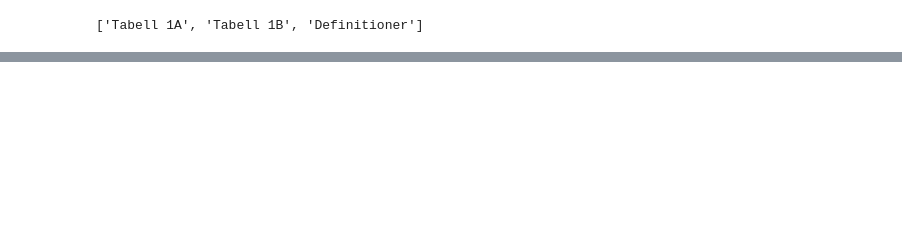
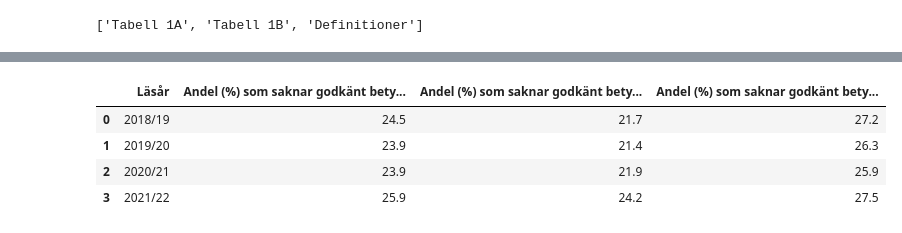
Before and after one commit to suseliwen/Labb2---skolstatistik, a Jupyter notebook: Labb2_uppgift2.ipynb, the cells around one changed output, grey strips where cells are left out. Saved outputs shown, nothing was run; the diff lists cells and outputs as text; code cells hidden in the pictures; blank space fills up the shorter version.

```diff
--- a/Labb2_uppgift2.ipynb
+++ b/Labb2_uppgift2.ipynb
@@ -31,0 +72,8 @@ df
+# %%
+new_df
+# %% [output]
+|  | Läsår | Andel (%) som saknar godkänt bety... | Andel (%) som saknar godkänt bety... | Andel (%) som saknar godkänt bety... |
+| 0 | 2018/19 | 24.5 | 21.7 | 27.2 |
+| 1 | 2019/20 | 23.9 | 21.4 | 26.3 |
+| 2 | 2020/21 | 23.9 | 21.9 | 25.9 |
+| 3 | 2021/22 | 25.9 | 24.2 | 27.5 |
```
Also changed, not shown: parts of 9 cells of this notebook.
